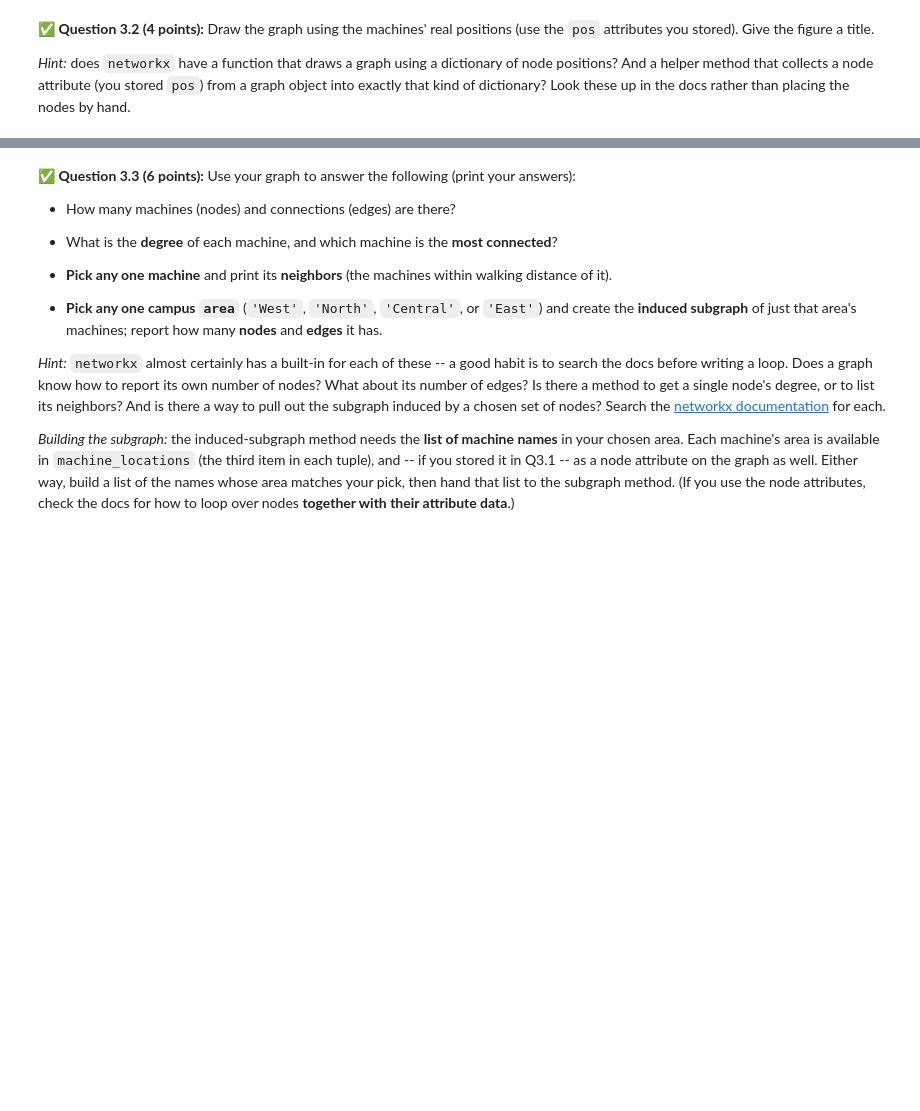
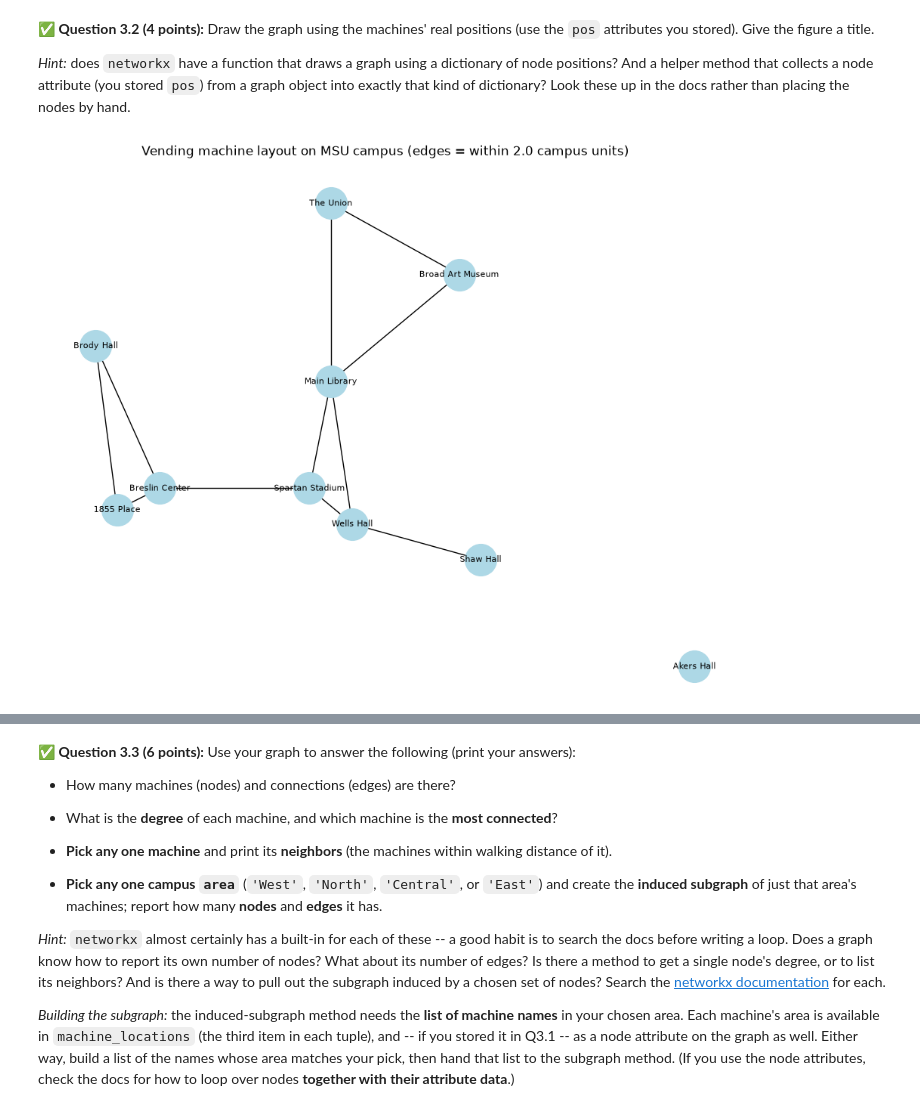
Before and after one commit to rotolejo-code/CMSE202-f26-turnin, a Jupyter notebook: hw-02/HW02-ABMandGraphTheory-STUDENT.ipynb, the cells around one changed output, grey strips where cells are left out. Saved outputs shown, nothing was run; the diff lists cells and outputs as text; code cells hidden in the pictures; blank space fills up the shorter version.

```diff
--- a/hw-02/HW02-ABMandGraphTheory-STUDENT.ipynb
+++ b/hw-02/HW02-ABMandGraphTheory-STUDENT.ipynb
@@ -598,0 +597,18 @@ Print the number of nodes and edges.
+# %%
+# Put your code for Question 3.1 here.
+import math
+import itertools
+import networkx as nx
+
+G = nx.Graph()
+
+for name, (x, y, area) in machine_locations.items():
+    G.add_node(name, pos=(x, y), area=area)
+
+for a, b in itertools.combinations(G.nodes, 2):
+    (x1, y1), (x2, y2) = G.nodes[a]["pos"], G.nodes[b]["pos"]
+    if math.hypot(x2 - x1, y2 - y1) <= 2.0:
+        G.add_edge(a, b)
+
+print("Number of nodes:", G.number_of_nodes())
+print("Number of edges:", G.number_of_edges())
@@ -611,3 +628,15 @@ attributes you stored). Give the figure a title.
+# %%
+# Put your code for Question 3.2 here.
+import matplotlib.pyplot as plt
+
+pos = nx.get_node_attributes(G, "pos")
+
+plt.figure(figsize=(9, 7))
+nx.draw(G, pos, with_labels=True, node_color="lightblue", node_size=900, font_size=8)
+plt.title("Vending machine layout on MSU campus (edges = within 2.0 campus units)")
+plt.show()
+# %% [output]
+[figure, added]
 # %% [markdown]
 <!-- END QUESTION -->
 <!-- DO NOT MODIFY OR DELETE THIS CELL -->
```
Also changed, not shown: parts of 18 cells of this notebook.
